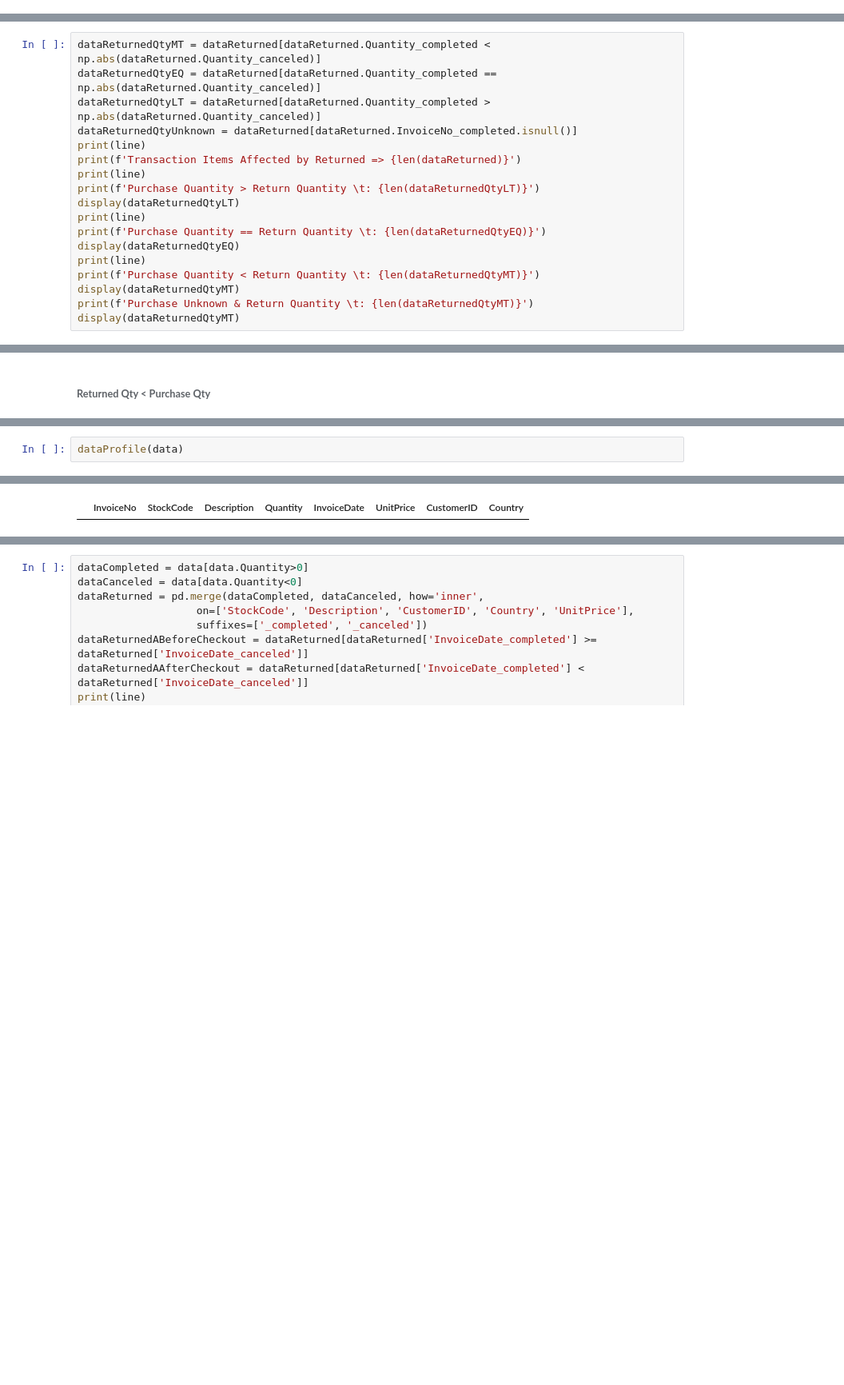
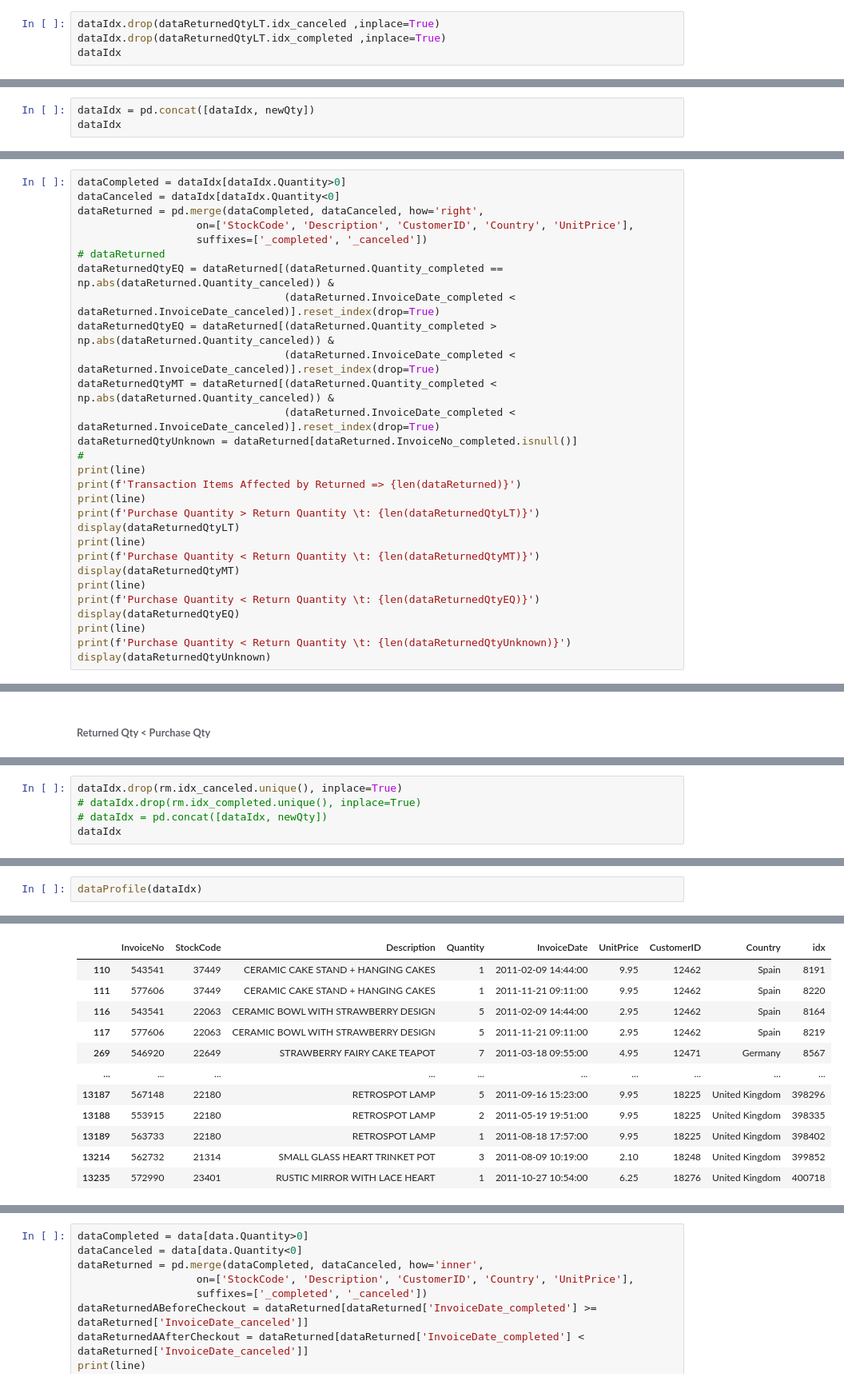
Before and after one commit to mrazakqq/Customer-Segmentation-Online-Retail, a Jupyter notebook: customer-segmentation-online-retail.ipynb, the cells around one changed output, grey strips where cells are left out. Shown at 80% size. Cells and saved outputs as stored; diff of their text form; blank space fills up the shorter version.

```diff
--- a/customer-segmentation-online-retail.ipynb
+++ b/customer-segmentation-online-retail.ipynb
@@ -554,0 +725,4 @@ dataReturned.Quantity_canceled.count()
+# %%
+dataIdx.drop(dataReturnedQtyLT.idx_canceled ,inplace=True)
+dataIdx.drop(dataReturnedQtyLT.idx_completed ,inplace=True)
+dataIdx
@@ -554,0 +743,3 @@ dataReturned.Quantity_canceled.count()
+# %%
+dataIdx = pd.concat([dataIdx, newQty])
+dataIdx
@@ -555,20 +781,31 @@ dataReturned.Quantity_canceled.count()
 # %%
-dataReturnedQtyMT = dataReturned[dataReturned.Quantity_completed < np.abs(dataReturned.Quantity_canceled)]
-dataReturnedQtyEQ = dataReturned[dataReturned.Quantity_completed == np.abs(dataReturned.Quantity_canceled)]
-dataReturnedQtyLT = dataReturned[dataReturned.Quantity_completed > np.abs(dataReturned.Quantity_canceled)]
+dataCompleted = dataIdx[dataIdx.Quantity>0]
+dataCanceled = dataIdx[dataIdx.Quantity<0]
+dataReturned = pd.merge(dataCompleted, dataCanceled, how='right',
+                   on=['StockCode', 'Description', 'CustomerID', 'Country', 'UnitPrice'],
+                   suffixes=['_completed', '_canceled'])
+# dataReturned
+dataReturnedQtyEQ = dataReturned[(dataReturned.Quantity_completed == np.abs(dataReturned.Quantity_canceled)) &
+                                 (dataReturned.InvoiceDate_completed < dataReturned.InvoiceDate_canceled)].reset_index(drop=True)
+dataReturnedQtyEQ = dataReturned[(dataReturned.Quantity_completed > np.abs(dataReturned.Quantity_canceled)) &
+                                 (dataReturned.InvoiceDate_completed < dataReturned.InvoiceDate_canceled)].reset_index(drop=True)
+dataReturnedQtyMT = dataReturned[(dataReturned.Quantity_completed < np.abs(dataReturned.Quantity_canceled)) &
+                                 (dataReturned.InvoiceDate_completed < dataReturned.InvoiceDate_canceled)].reset_index(drop=True)
 dataReturnedQtyUnknown = dataReturned[dataReturned.InvoiceNo_completed.isnull()]
+#
 print(line)
 print(f'Transaction Items Affected by Returned => {len(dataReturned)}')
 print(line)
 print(f'Purchase Quantity > Return Quantity \t: {len(dataReturnedQtyLT)}')
 display(dataReturnedQtyLT)
 print(line)
-print(f'Purchase Quantity == Return Quantity \t: {len(dataReturnedQtyEQ)}')
+print(f'Purchase Quantity < Return Quantity \t: {len(dataReturnedQtyMT)}')
+display(dataReturnedQtyMT)
+print(line)
+print(f'Purchase Quantity < Return Quantity \t: {len(dataReturnedQtyEQ)}')
 display(dataReturnedQtyEQ)
 print(line)
-print(f'Purchase Quantity < Return Quantity \t: {len(dataReturnedQtyMT)}')
-display(dataReturnedQtyMT)
-print(f'Purchase Unknown & Return Quantity \t: {len(dataReturnedQtyMT)}')
-display(dataReturnedQtyMT)
+print(f'Purchase Quantity < Return Quantity \t: {len(dataReturnedQtyUnknown)}')
+display(dataReturnedQtyUnknown)
 # %% [output]
 ========================
@@ -812,0 +953,5 @@ data[data.Quantity<0]
+# %%
+dataIdx.drop(rm.idx_canceled.unique(), inplace=True)
+# dataIdx.drop(rm.idx_completed.unique(), inplace=True)
+# dataIdx = pd.concat([dataIdx, newQty])
+dataIdx
@@ -813,3 +960,3 @@ data[data.Quantity<0]
 # %%
-dataProfile(data)
+dataProfile(dataIdx)
 # %% [output]
@@ -820 +967,12 @@ Duplicated Data : 0
-|  | InvoiceNo | StockCode | Description | Quantity | InvoiceDate | UnitPrice | CustomerID | Country |
+|  | InvoiceNo | StockCode | Description | Quantity | InvoiceDate | UnitPrice | CustomerID | Country | idx |
+| 110 | 543541 | 37449 | CERAMIC CAKE STAND + HANGING CAKES | 1 | 2011-02-09 14:44:00 | 9.95 | 12462 | Spain | 8191 |
+| 111 | 577606 | 37449 | CERAMIC CAKE STAND + HANGING CAKES | 1 | 2011-11-21 09:11:00 | 9.95 | 12462 | Spain | 8220 |
+| 116 | 543541 | 22063 | CERAMIC BOWL WITH STRAWBERRY DESIGN | 5 | 2011-02-09 14:44:00 | 2.95 | 12462 | Spain | 8164 |
+| 117 | 577606 | 22063 | CERAMIC BOWL WITH STRAWBERRY DESIGN | 5 | 2011-11-21 09:11:00 | 2.95 | 12462 | Spain | 8219 |
+| 269 | 546920 | 22649 | STRAWBERRY FAIRY CAKE TEAPOT | 7 | 2011-03-18 09:55:00 | 4.95 | 12471 | Germany | 8567 |
+| ... | ... | ... | ... | ... | ... | ... | ... | ... | ... |
+| 13187 | 567148 | 22180 | RETROSPOT LAMP | 5 | 2011-09-16 15:23:00 | 9.95 | 18225 | United Kingdom | 398296 |
+| 13188 | 553915 | 22180 | RETROSPOT LAMP | 2 | 2011-05-19 19:51:00 | 9.95 | 18225 | United Kingdom | 398335 |
+| 13189 | 563733 | 22180 | RETROSPOT LAMP | 1 | 2011-08-18 17:57:00 | 9.95 | 18225 | United Kingdom | 398402 |
+| 13214 | 562732 | 21314 | SMALL GLASS HEART TRINKET POT | 3 | 2011-08-09 10:19:00 | 2.10 | 18248 | United Kingdom | 399852 |
+| 13235 | 572990 | 23401 | RUSTIC MIRROR WITH LACE HEART | 1 | 2011-10-27 10:54:00 | 6.25 | 18276 | United Kingdom | 400718 |
```
Also changed, not shown: parts of 46 cells of this notebook.
